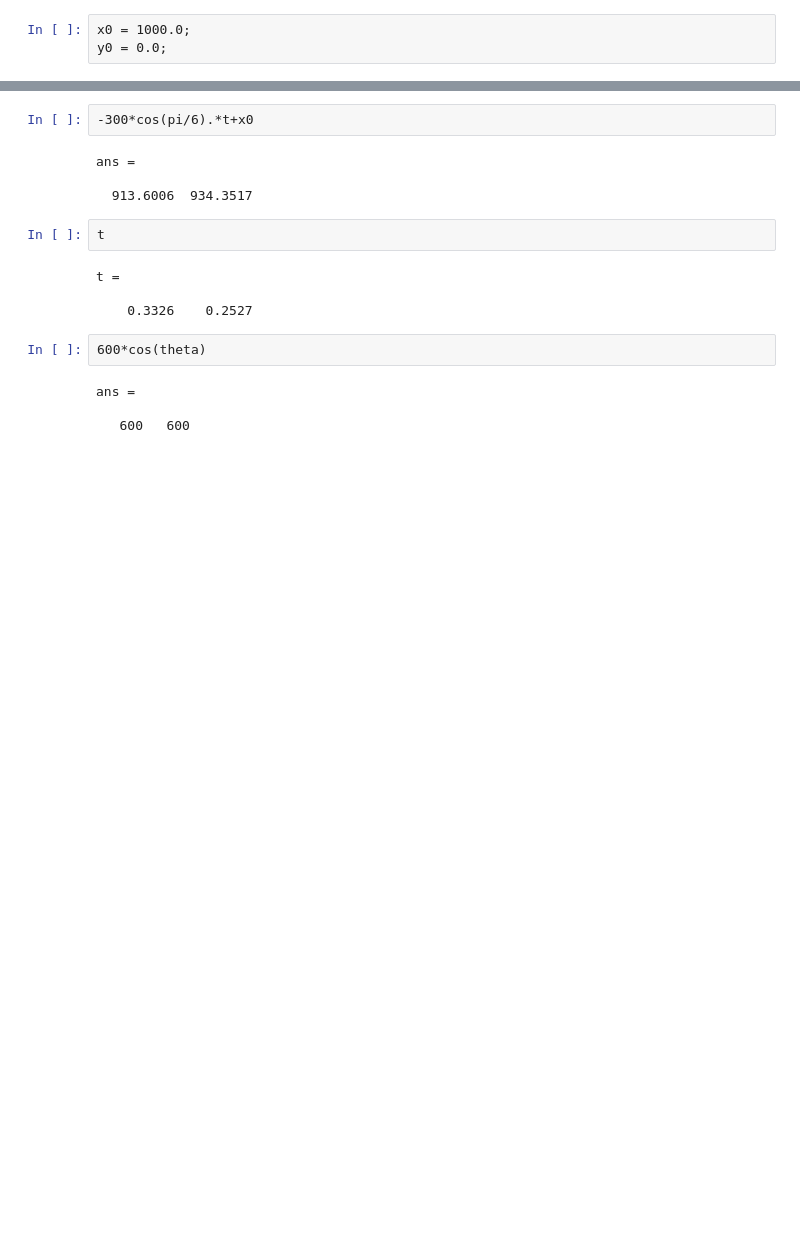
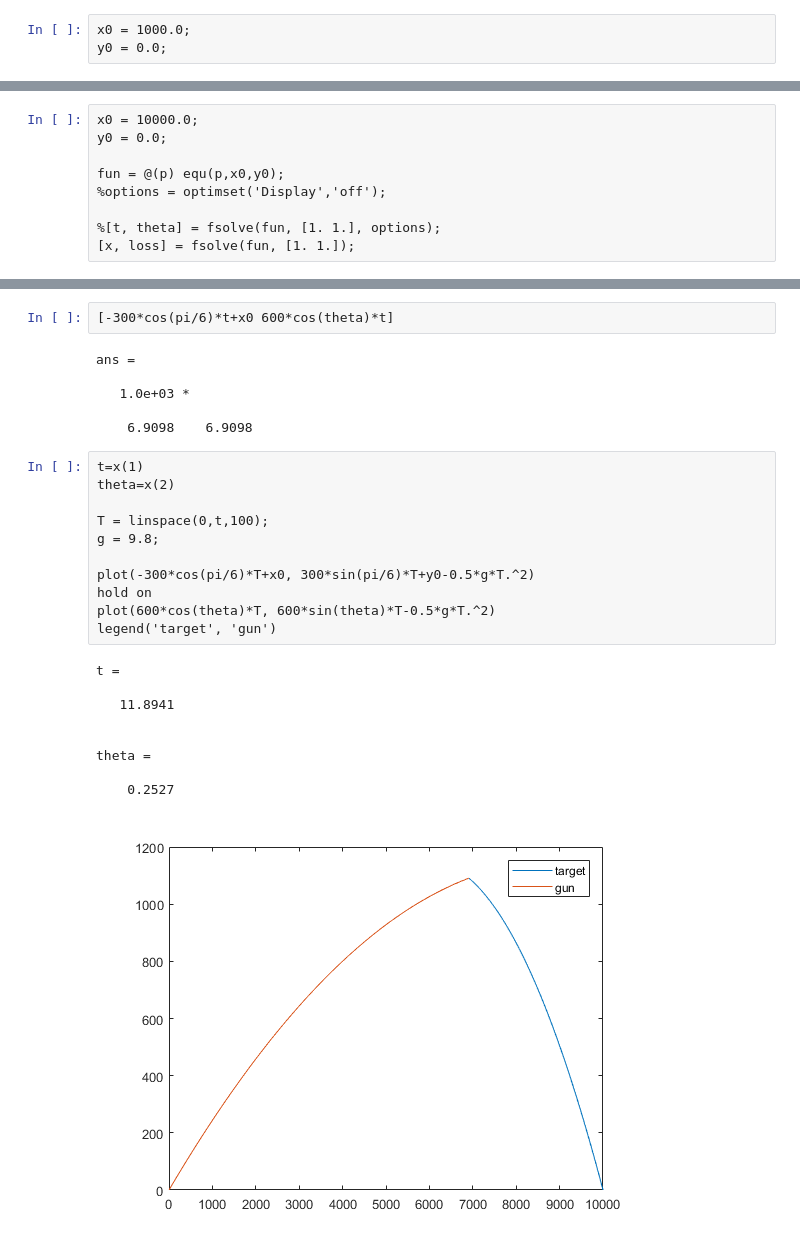
Before and after one commit to yiyuezhuo/misc, a Jupyter notebook: fire_matlab.ipynb, the cells around one changed output, grey strips where cells are left out. Saved outputs shown, nothing was run; the diff lists cells and outputs as text; blank space fills up the shorter version.

```diff
--- a/fire_matlab.ipynb
+++ b/fire_matlab.ipynb
@@ -39,0 +73,9 @@ ans =
+# %%
+x0 = 10000.0;
+y0 = 0.0;
+
+fun = @(p) equ(p,x0,y0);
+%options = optimset('Display','off');
+
+%[t, theta] = fsolve(fun, [1. 1.], options);
+[x, loss] = fsolve(fun, [1. 1.]);
@@ -40,18 +131,29 @@ ans =
 # %%
--300*cos(pi/6).*t+x0
+[-300*cos(pi/6)*t+x0 600*cos(theta)*t]
 # %% [output]
 ans =
 
-  913.6006  934.3517
+   1.0e+03 *
+
+    6.9098    6.9098
-# %%
-t
-# %% [output]
-t =
-
-    0.3326    0.2527
-# %%
-600*cos(theta)
-# %% [output]
-ans =
-
-   600   600
+# %%
+t=x(1)
+theta=x(2)
+
+T = linspace(0,t,100);
+g = 9.8;
+
+plot(-300*cos(pi/6)*T+x0, 300*sin(pi/6)*T+y0-0.5*g*T.^2)
+hold on
+plot(600*cos(theta)*T, 600*sin(theta)*T-0.5*g*T.^2)
+legend('target', 'gun')
+# %% [output]
+t =
+
+   11.8941
+
+
+theta =
+
+    0.2527
+[figure, added]
```
Also changed, not shown: parts of 15 cells of this notebook, 1 other file.
